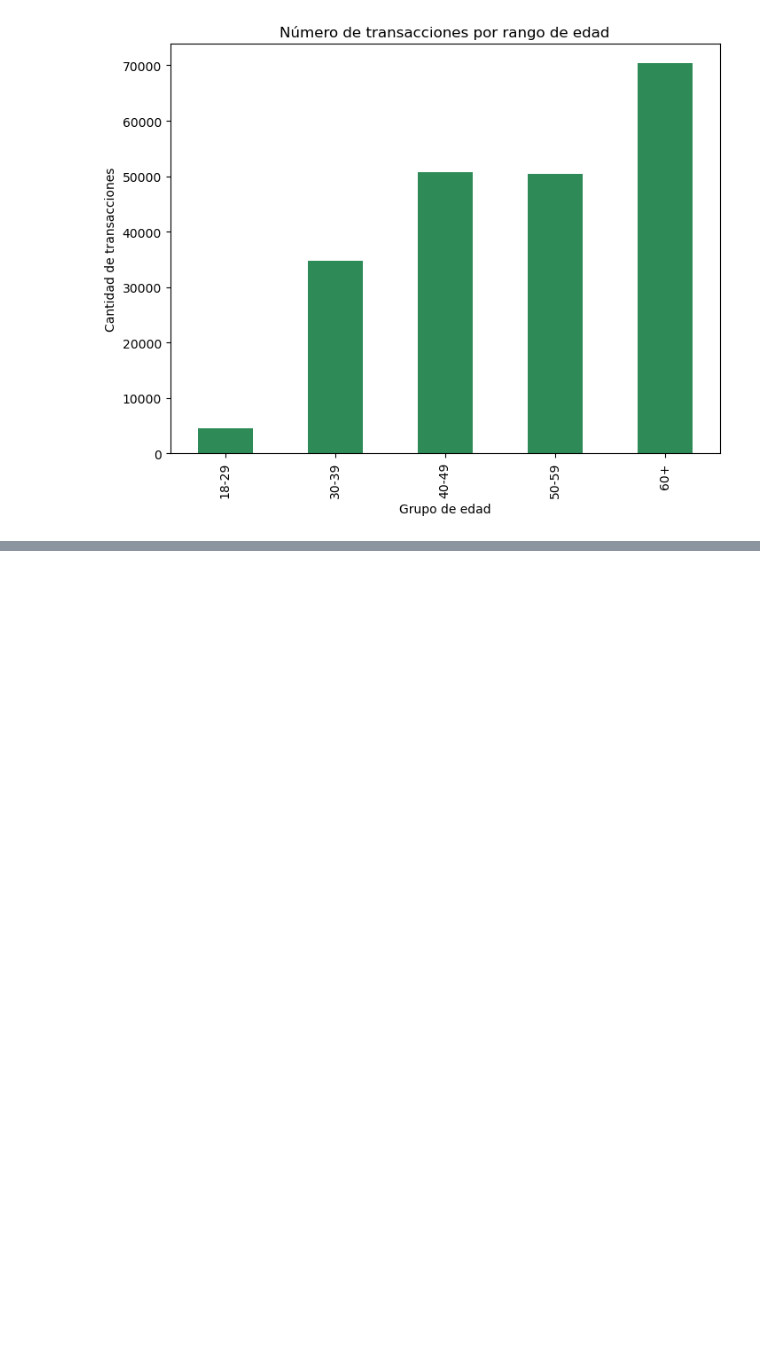
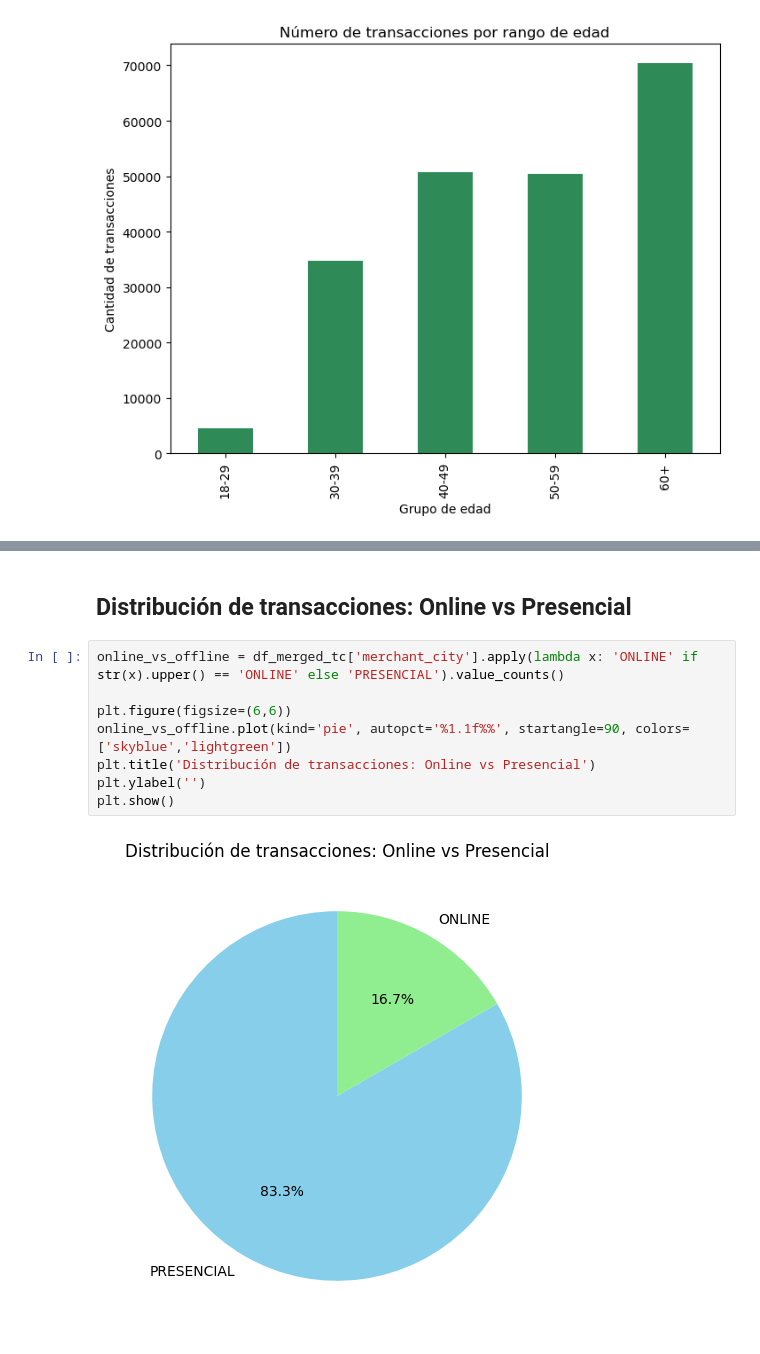
Before and after one commit to robertomalave/Practica_G11, a Jupyter notebook: ProyectoG11.ipynb, the cells around one changed output, grey strips where cells are left out. Cells and saved outputs as stored; diff of their text form; blank space fills up the shorter version.

```diff
--- a/ProyectoG11.ipynb
+++ b/ProyectoG11.ipynb
@@ -1411,0 +1723,12 @@ plt.show()
+# %% [markdown]
+## Distribución de transacciones: Online vs Presencial
+# %%
+online_vs_offline = df_merged_tc['merchant_city'].apply(lambda x: 'ONLINE' if str(x).upper() == 'ONLINE' else 'PRESENCIAL').value_counts()
+
+plt.figure(figsize=(6,6))
+online_vs_offline.plot(kind='pie', autopct='%1.1f%%', startangle=90, colors=['skyblue','lightgreen'])
+plt.title('Distribución de transacciones: Online vs Presencial')
+plt.ylabel('')
+plt.show()
+# %% [output]
+[figure, added]
```
Also changed, not shown: parts of 49 cells of this notebook.
